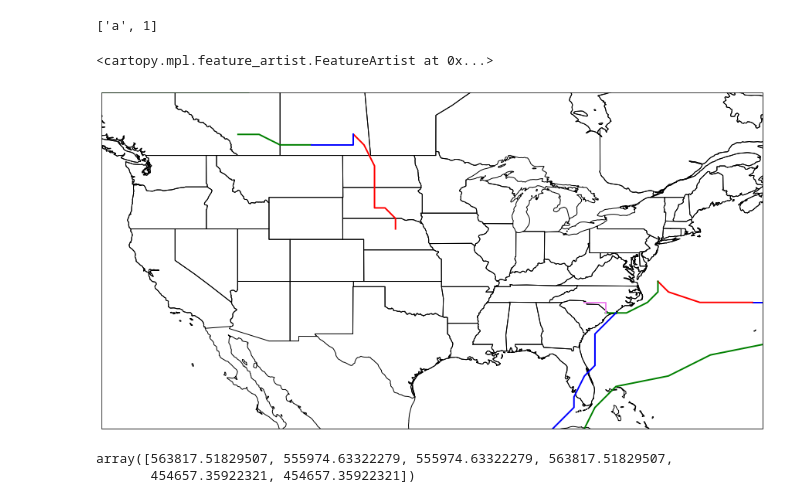
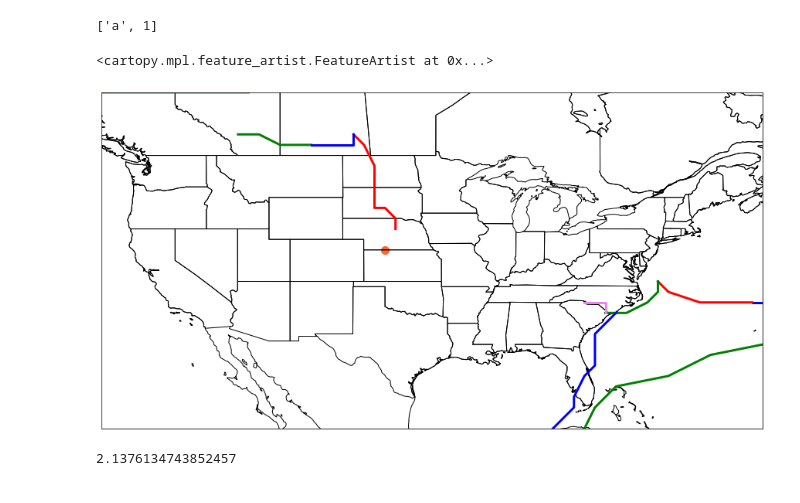
Before and after one commit to lswenson/PEX_feature_metrics, a Jupyter notebook: HowToRead-WPC_CODSUS.ipynb, the cells around one changed output. Cells and saved outputs as stored; diff of their text form; code cells hidden in the pictures.

```diff
--- a/HowToRead-WPC_CODSUS.ipynb
+++ b/HowToRead-WPC_CODSUS.ipynb
@@ -111,22 +111,22 @@ def ExtractPlotData(frt):
     return lons,lats,typ
 # %%
 proj = ccrs.PlateCarree()
+clon = -100
+clat = 40
 
 MyFigure = plt.figure(figsize = (16,8))
 # plt.title('Pattern '+patID)
 
 ax = MyFigure.add_subplot(1,1,1,projection=proj)
 ax.set_extent([-127, -64, 23, 55], crs=proj)
 for frt in FRONT_coords:
     [lons,lats,typ] = ExtractPlotData(frt)
-    ax.plot(lons,lats,color = typ,linewidth=2)
+    ax.plot(lons,lats,color = typ,linewidth=3)
+ax.scatter(clon,clat,color="orangered",
+            s=100,
+            alpha=0.8)
 ax.add_feature(cfeature.COASTLINE.with_scale('50m'))
 ax.add_feature(cfeature.STATES.with_scale('50m'))
 # %% [output]
 <cartopy.mpl.feature_artist.FeatureArtist at 0x...>
-[figure, old version]
+[figure, new version]
-# %%
-great_circle_list(-80,30,np.array(lons),np.array(lats))
-# %% [output]
-array([563817.51829507, 555974.63322279, 555974.63322279, 563817.51829507,
-       454657.35922321, 454657.35922321])
@@ -132,0 +142,4 @@ array([563817.51829507, 555974.63322279, 555974.63322279, 563817.51829507,
+# %%
+GCD_Point2Front_AtTime(clon,clat,FRONT_coords)
+# %% [output]
+2.1376134743852457
```
Also changed, not shown: parts of 8 cells of this notebook.
